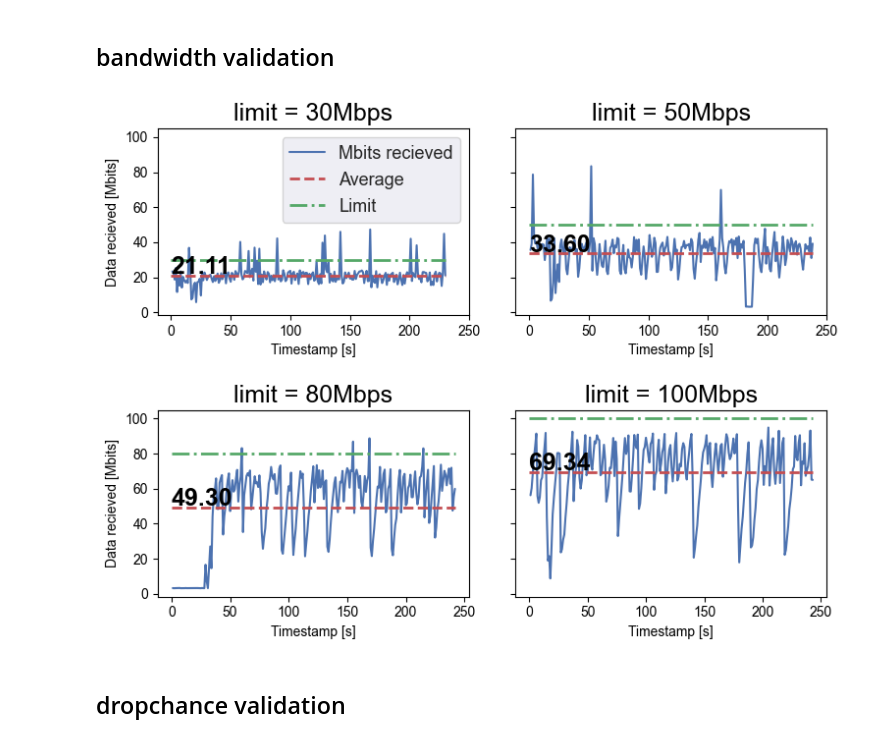
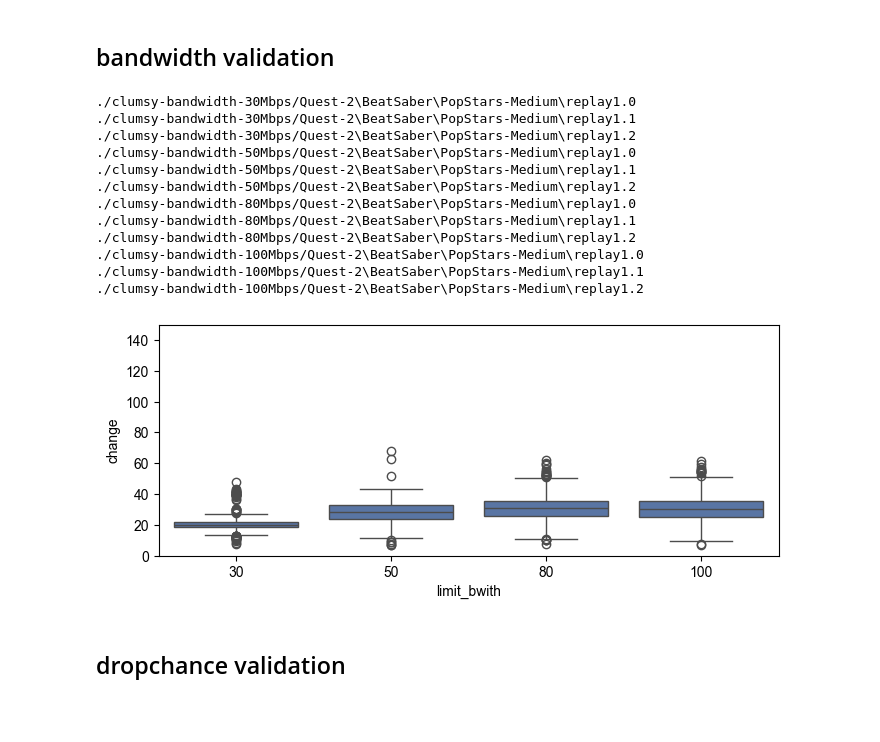
Before and after one commit to Raiduy/librnr-experiments, a Jupyter notebook: analysis_network.ipynb, the cells around one changed output. Drawn from its saved outputs; the diff is of its cells as text; code cells hidden in the pictures; blank space fills up the shorter version.

```diff
--- a/analysis_network.ipynb
+++ b/analysis_network.ipynb
@@ -149,24 +149,51 @@ def makeFig(limit, ax):
     ax.text(0, average_change + 1, f'{average_change:.2f}', color='black', fontweight='bold')
 
     return limit - average_change
-
-
-fig, axes = plt.subplots(2, 1, figsize=(8, 6), sharey=True)
-
-sns.set_theme(palette='deep')
-sns.set(font_scale=1.5)
-
-error0 = makeFig(30, axes[0,0])
-
-axes[0,0].set_yticks([0, 20, 40, 60, 80, 100])
-axes[0,0].set_xticks([0, 50, 100, 150, 200, 250])
-
-
-
-axes[0,0].legend(fontsize=13)
-plt.tight_layout()
-
-plt.savefig('./figures/clumsy-val/mbits-recieved-clumzy-validation-overview.pdf', format='pdf')
-plt.show()
-# %% [output]
-[figure, removed]
+# %%
+def get_network_stats(bandwidth_limit, device):
+    df = pd.DataFrame()
+    for root, dirs, files in os.walk(f"./clumsy-bandwidth-{bandwidth_limit}Mbps/{device}", topdown=False):
+        for name in files:
+            if ((name == 'net_dev.csv') and ('replay' in root)):
+                print(root)
+                df = pd.concat([df, pd.read_csv(os.path.join(root, name))])
+
+    # df = pd.read_csv(f"./clumsy-bandwidth-{bandwidth_limit}Mbps/Quest-Pro/BeatSaber/PopStars-Medium/replay1.0/net_dev.csv")
+    df = df[df['interface'] == 'wlan0']
+    df.insert(0, "time",  list(range(len(df))))
+    df['received-mbit'] = df['received-bytes'].apply(to_mbit)
+    df['change'] = df['received-mbit'].diff()
+    df['limit_bwith'] = bandwidth_limit
+    # average_change = df['change'].sum()/len(df['change'])
+    return df
+
+limits = pd.DataFrame()
+for limit in [30, 50, 80, 100]:
+    # for device in ['Quest-Pro', 'Quest-2']:
+    df = get_network_stats(limit, 'Quest-2')
+    limits = pd.concat([limits, df])
+
+limits = limits.reset_index()
+
+fig, ax = plt.subplots(figsize = (8,3))
+sns.boxplot(x='limit_bwith', y='change', data=limits)
+ax.set_ylim(0,150)
+plt.show()
+## print non unique column names
+for col in limits.columns:
+    if limits.columns.tolist().count(col) > 1:
+        print(col)
+# %% [output]
+./clumsy-bandwidth-30Mbps/Quest-2\BeatSaber\PopStars-Medium\replay1.0
+./clumsy-bandwidth-30Mbps/Quest-2\BeatSaber\PopStars-Medium\replay1.1
+./clumsy-bandwidth-30Mbps/Quest-2\BeatSaber\PopStars-Medium\replay1.2
+./clumsy-bandwidth-50Mbps/Quest-2\BeatSaber\PopStars-Medium\replay1.0
+./clumsy-bandwidth-50Mbps/Quest-2\BeatSaber\PopStars-Medium\replay1.1
+./clumsy-bandwidth-50Mbps/Quest-2\BeatSaber\PopStars-Medium\replay1.2
+./clumsy-bandwidth-80Mbps/Quest-2\BeatSaber\PopStars-Medium\replay1.0
+./clumsy-bandwidth-80Mbps/Quest-2\BeatSaber\PopStars-Medium\replay1.1
+./clumsy-bandwidth-80Mbps/Quest-2\BeatSaber\PopStars-Medium\replay1.2
+./clumsy-bandwidth-100Mbps/Quest-2\BeatSaber\PopStars-Medium\replay1.0
+./clumsy-bandwidth-100Mbps/Quest-2\BeatSaber\PopStars-Medium\replay1.1
+./clumsy-bandwidth-100Mbps/Quest-2\BeatSaber\PopStars-Medium\replay1.2
+[figure, added]
```
Also changed, not shown: parts of 1 cell of this notebook, 12 other files.
